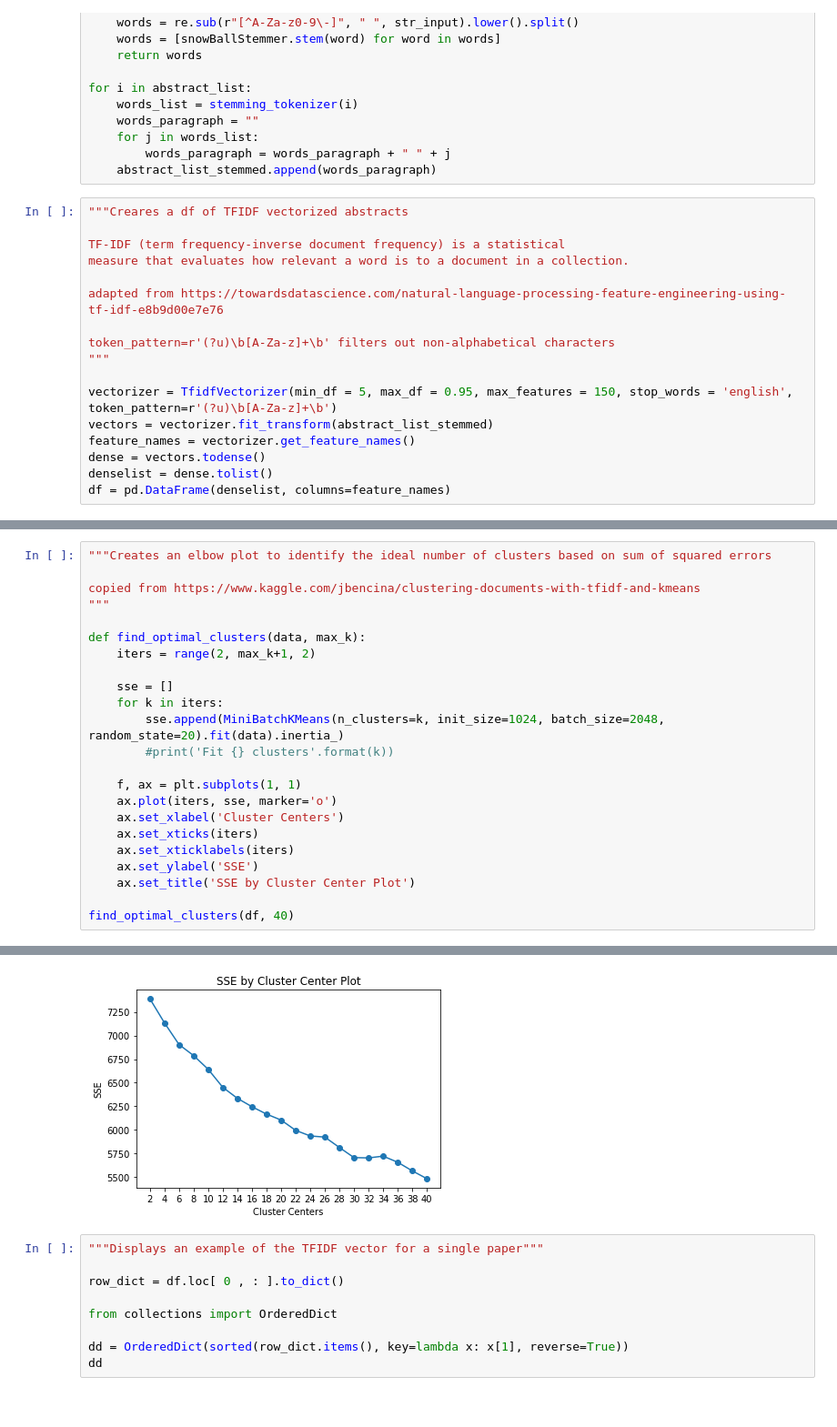
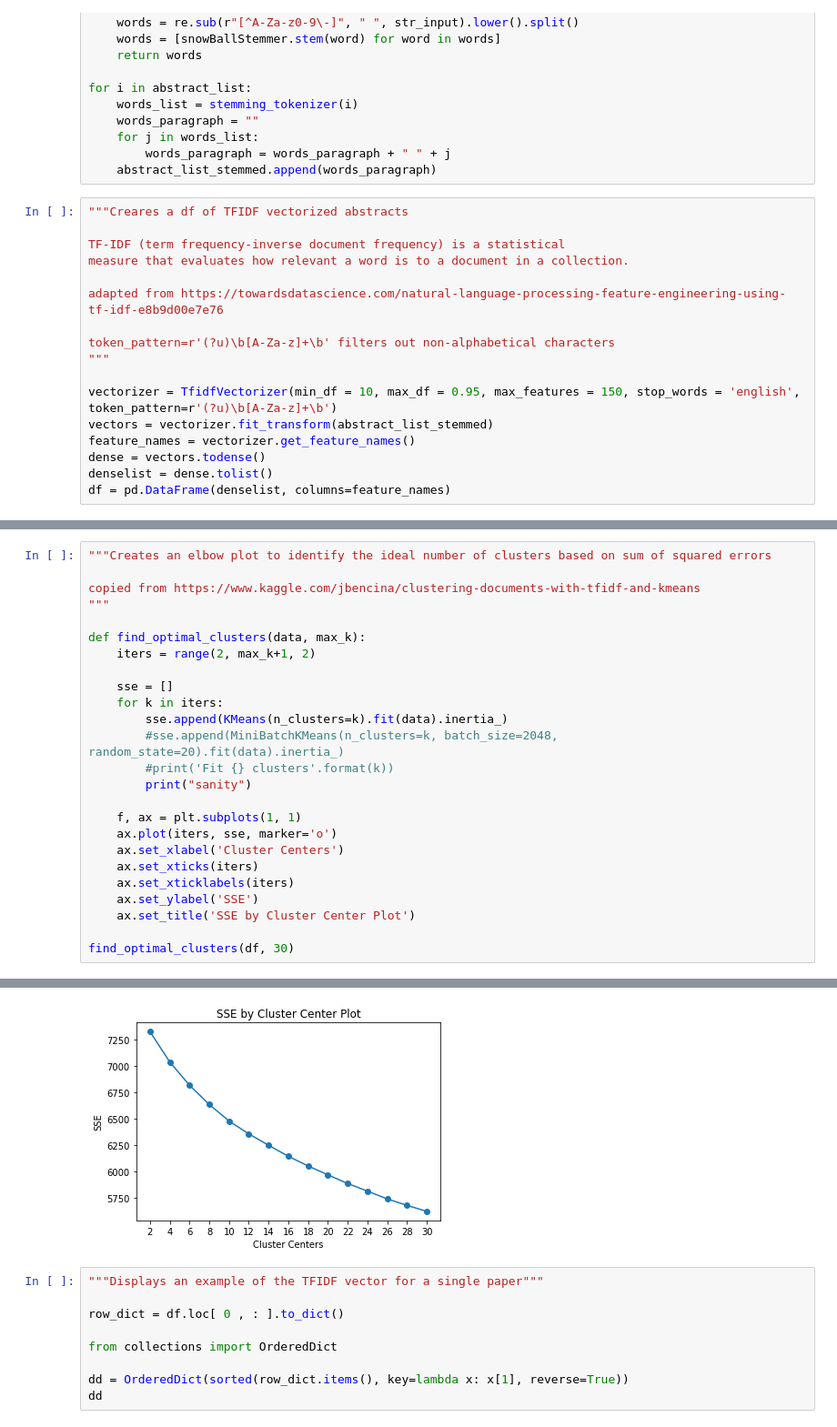
Before and after one commit to jay-feng/CORD-project, a Jupyter notebook: COVID-19 Research Papers K-Means Clustering.ipynb, the cells around one changed output, grey strips where cells are left out. Shown at 91% size. Cells and saved outputs as stored; diff of their text form.

```diff
--- a/COVID-19 Research Papers K-Means Clustering.ipynb
+++ b/COVID-19 Research Papers K-Means Clustering.ipynb
@@ -123,7 +123,7 @@ adapted from https://towardsdatascience.com/natural-language-processing-feature-
 token_pattern=r'(?u)\b[A-Za-z]+\b' filters out non-alphabetical characters
 """
 
-vectorizer = TfidfVectorizer(min_df = 5, max_df = 0.95, max_features = 150, stop_words = 'english', token_pattern=r'(?u)\b[A-Za-z]+\b')
+vectorizer = TfidfVectorizer(min_df = 10, max_df = 0.95, max_features = 150, stop_words = 'english', token_pattern=r'(?u)\b[A-Za-z]+\b')
 vectors = vectorizer.fit_transform(abstract_list_stemmed)
 feature_names = vectorizer.get_feature_names()
 dense = vectors.todense()
@@ -167,8 +213,10 @@ def find_optimal_clusters(data, max_k):
 
     sse = []
     for k in iters:
-        sse.append(MiniBatchKMeans(n_clusters=k, init_size=1024, batch_size=2048, random_state=20).fit(data).inertia_)
+        sse.append(KMeans(n_clusters=k).fit(data).inertia_)
+        #sse.append(MiniBatchKMeans(n_clusters=k, batch_size=2048, random_state=20).fit(data).inertia_)
         #print('Fit {} clusters'.format(k))
+        print("sanity")
 
     f, ax = plt.subplots(1, 1)
     ax.plot(iters, sse, marker='o')
@@ -178,5 +226,5 @@ def find_optimal_clusters(data, max_k):
     ax.set_ylabel('SSE')
     ax.set_title('SSE by Cluster Center Plot')
 
-find_optimal_clusters(df, 40)
+find_optimal_clusters(df, 30)
 # %% [output]
@@ -183,4 +246,4 @@ find_optimal_clusters(df, 40)
-[figure, old version]
+[figure, new version]
 # %%
 """Displays an example of the TFIDF vector for a single paper"""
 
```
Also changed, not shown: parts of 6 cells of this notebook.
